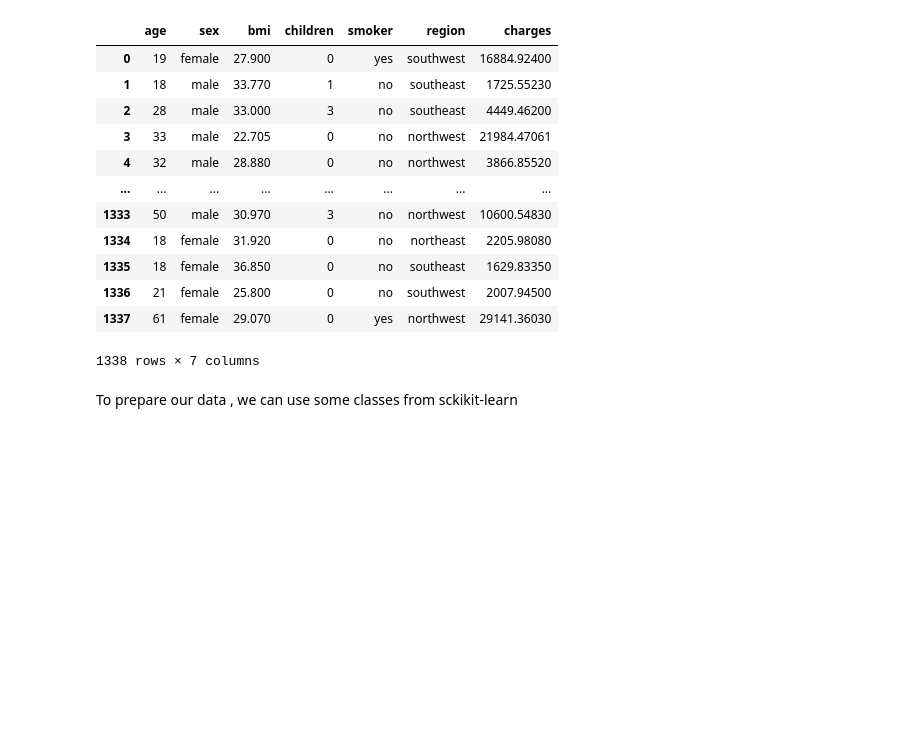
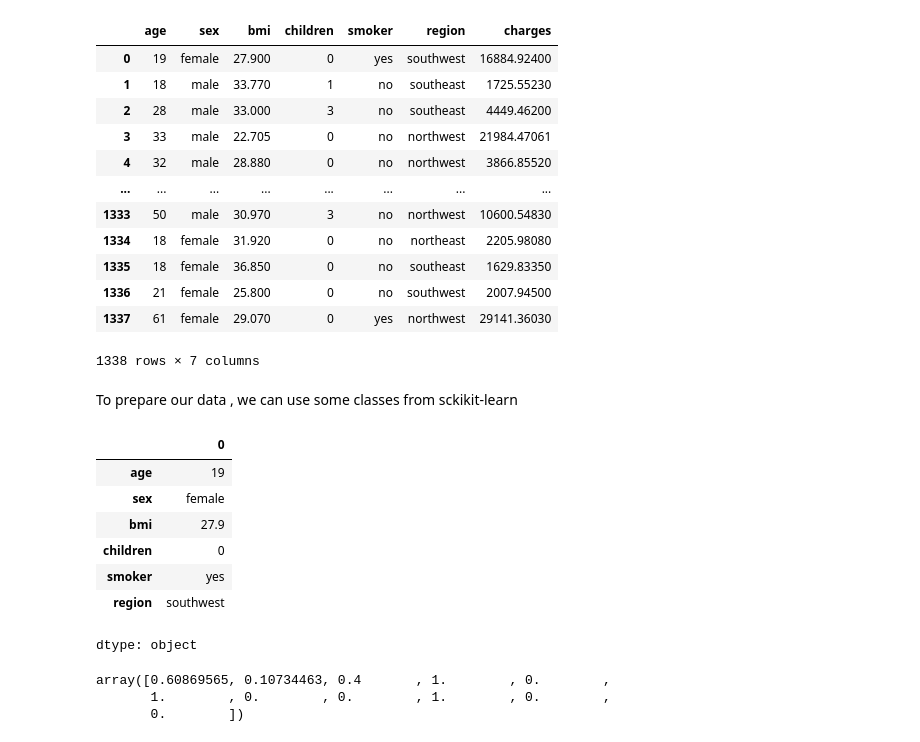
Before and after one commit to imon333/TensorFLow, a Jupyter notebook: 01_neural_network_regression_with_tensorflow.ipynb, the cells around one changed output. Drawn from its saved outputs; the diff is of its cells as text; code cells hidden in the pictures; blank space fills up the shorter version.

Commit message:
checked the data look like in numerical format

```diff
--- a/01_neural_network_regression_with_tensorflow.ipynb
+++ b/01_neural_network_regression_with_tensorflow.ipynb
@@ -1053,3 +1053,22 @@ ct.fit(x_train)
 
 x_train_normal = ct.transform(x_train)
 x_test_normal = ct.transform(x_test)
+# %%
+# What does out data looks like
+
+x_train.loc[0]
+# %% [output]
+|  | 0 |
+| age | 19 |
+| sex | female |
+| bmi | 27.9 |
+| children | 0 |
+| smoker | yes |
+| region | southwest |
+dtype: object
+# %%
+x_train_normal[0]
+# %% [output]
+array([0.60869565, 0.10734463, 0.4       , 1.        , 0.        ,
+       1.        , 0.        , 0.        , 1.        , 0.        ,
+       0.        ])
```
